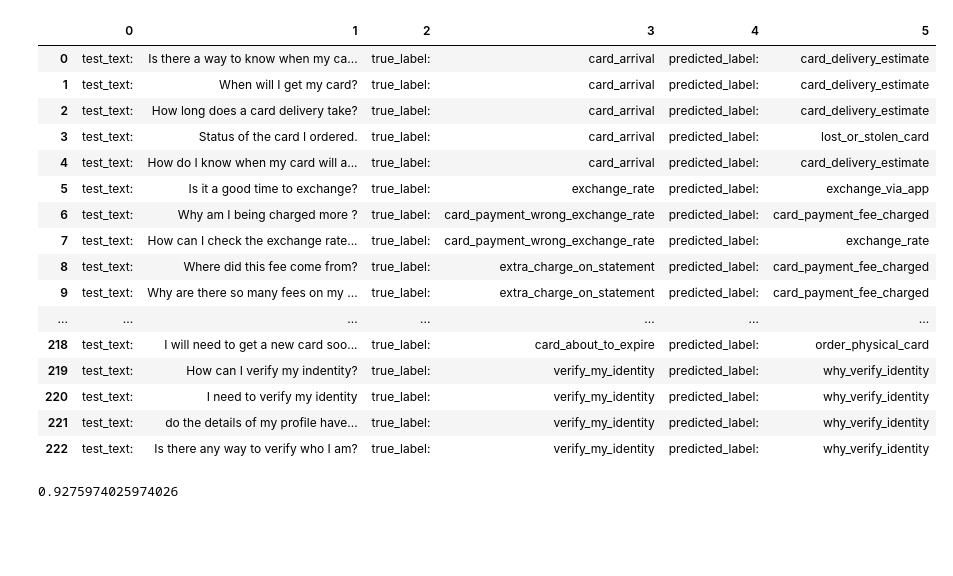
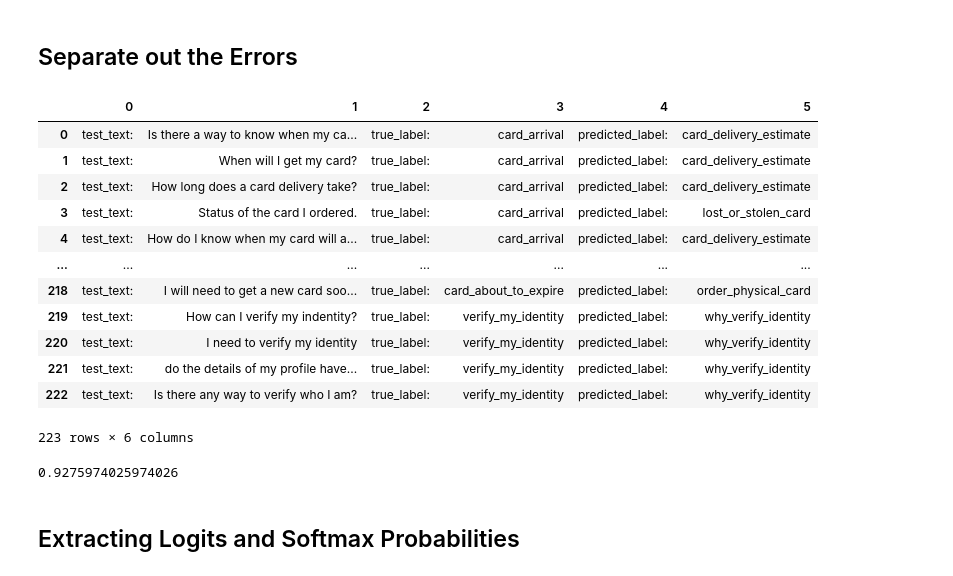
Before and after one commit to adc257/AmEx-Project, a Jupyter notebook: inference.ipynb, the cells around one changed output. Cells and saved outputs as stored; diff of their text form; code cells hidden in the pictures; blank space fills up the shorter version.

```diff
--- a/inference.ipynb
+++ b/inference.ipynb
@@ -9,9 +14,9 @@ test = pd.read_csv('test.csv')
 # Separate train labels and text
 train_labels = train['category']
 train_text = train['text']
-train_labels_list = list(train_labels)
+train_labels_list = train_labels.tolist()
 
 # Separate test labels and text
 test_labels = test['category']
 test_text = test['text']
-test_labels_list = list(test_labels)
+test_labels_list = test_labels.tolist()
@@ -24,7 +34,9 @@ classifier = pipeline('text-classification', tokenizer=tokenizer, model=model, r
+# %% [markdown]
+## Separate out the Errors
 # %%
 # Create a list of all the outputs from the classifier
 outputs = []
-for text in train_text:
+for text in test_text:
     outputs.append(classifier(text))
 # %%
 errors = []
@@ -35,25 +47,22 @@ for x in range(len(outputs)):
     if max_label != test_labels_list[x]:
         errors.append(['test_text: ', test_text[x], 'true_label: ', test_labels_list[x], 'predicted_label: ', max_label])
 # %%
-pd.set_option('display.max_rows', 500)
+# Visualize errors in data frame
+pd.set_option('display.max_rows', 100)
 errors_df = pd.DataFrame(errors)
 errors_df
 # %% [output]
 |  | 0 | 1 | 2 | 3 | 4 | 5 |
 | 0 | test_text: | Is there a way to know when my ca... | true_label: | card_arrival | predicted_label: | card_delivery_estimate |
 | 1 | test_text: | When will I get my card? | true_label: | card_arrival | predicted_label: | card_delivery_estimate |
 | 2 | test_text: | How long does a card delivery take? | true_label: | card_arrival | predicted_label: | card_delivery_estimate |
 | 3 | test_text: | Status of the card I ordered. | true_label: | card_arrival | predicted_label: | lost_or_stolen_card |
 | 4 | test_text: | How do I know when my card will a... | true_label: | card_arrival | predicted_label: | card_delivery_estimate |
-| 5 | test_text: | Is it a good time to exchange? | true_label: | exchange_rate | predicted_label: | exchange_via_app |
-| 6 | test_text: | Why am I being charged more ? | true_label: | card_payment_wrong_exchange_rate | predicted_label: | card_payment_fee_charged |
-| 7 | test_text: | How can I check the exchange rate... | true_label: | card_payment_wrong_exchange_rate | predicted_label: | exchange_rate |
-| 8 | test_text: | Where did this fee come from? | true_label: | extra_charge_on_statement | predicted_label: | card_payment_fee_charged |
-| 9 | test_text: | Why are there so many fees on my ... | true_label: | extra_charge_on_statement | predicted_label: | card_payment_fee_charged |
 | ... | ... | ... | ... | ... | ... | ... |
 | 218 | test_text: | I will need to get a new card soo... | true_label: | card_about_to_expire | predicted_label: | order_physical_card |
 | 219 | test_text: | How can I verify my indentity? | true_label: | verify_my_identity | predicted_label: | why_verify_identity |
 | 220 | test_text: | I need to verify my identity | true_label: | verify_my_identity | predicted_label: | why_verify_identity |
 | 221 | test_text: | do the details of my profile have... | true_label: | verify_my_identity | predicted_label: | why_verify_identity |
 | 222 | test_text: | Is there any way to verify who I am? | true_label: | verify_my_identity | predicted_label: | why_verify_identity |
+223 rows × 6 columns
 # %%
@@ -61,2 +71,4 @@ errors_df
 # %% [output]
 0.9275974025974026
+# %% [markdown]
+## Extracting Logits and Softmax Probabilities
```
Also changed, not shown: parts of 17 cells of this notebook.
